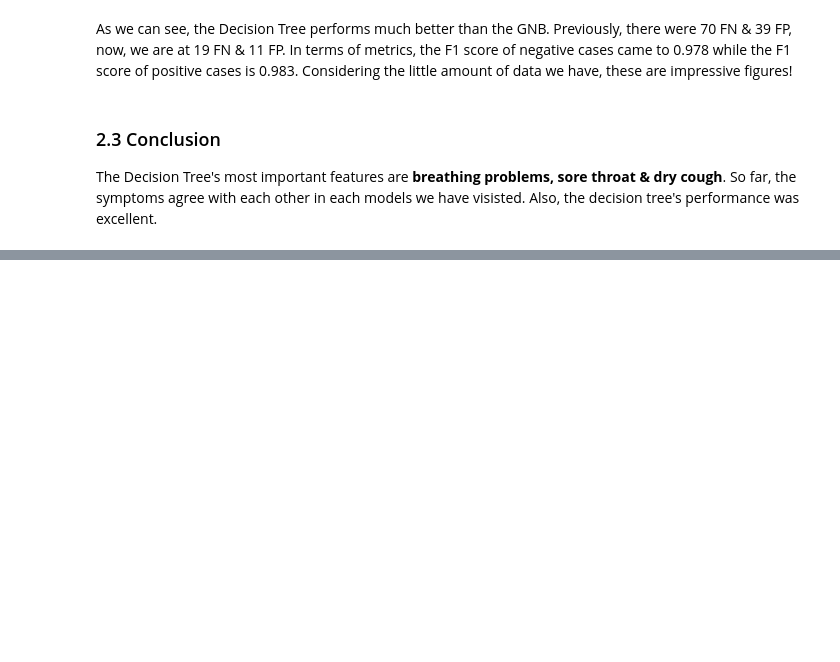
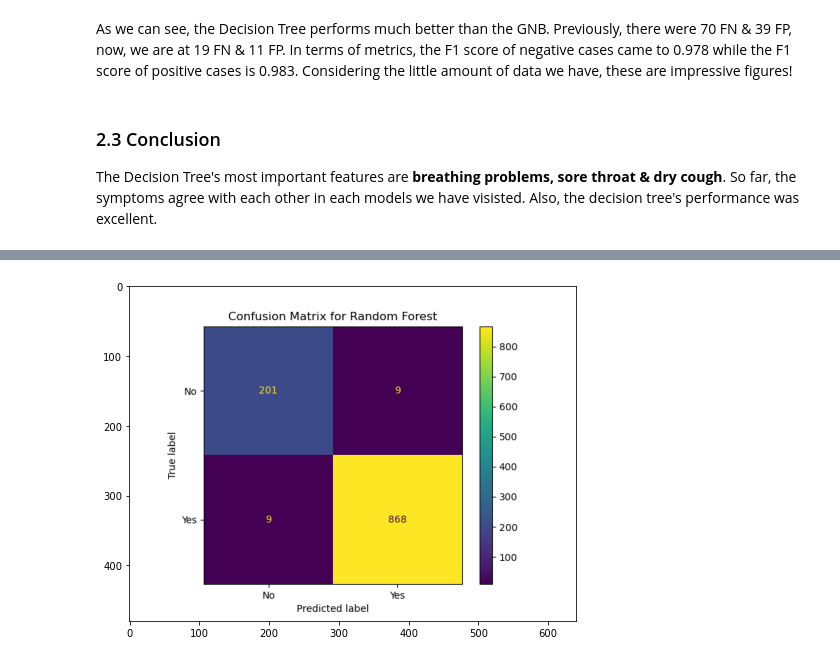
Before and after one commit to mohanadarafe/covid-19-symptoms-presence, a Jupyter notebook: analysis.ipynb, the cells around one changed output, grey strips where cells are left out. Drawn from its saved outputs; the diff is of its cells as text; code cells hidden in the pictures; blank space fills up the shorter version.

```diff
--- a/analysis.ipynb
+++ b/analysis.ipynb
@@ -200,0 +302,6 @@ In this section, we analyze the performance & feature importances of the Random
+# %%
+image = mpimg.imread("../results/Random Forest/confusion_matrix.png")
+plt.figure(figsize = (8,8))
+plt.imshow(image);
+# %% [output]
+[figure, added]
```
Also changed, not shown: parts of 11 cells of this notebook, 7 other files.
